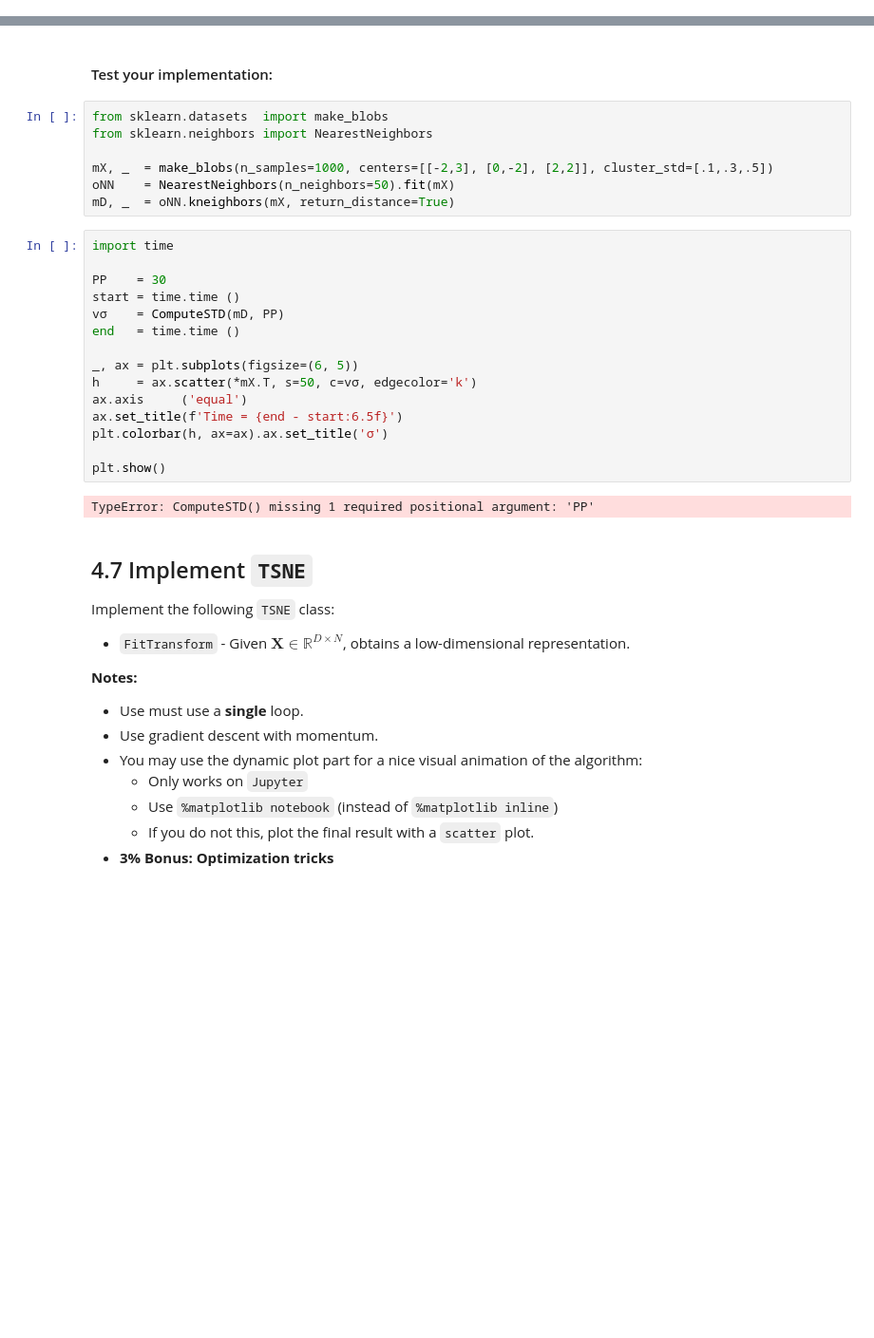
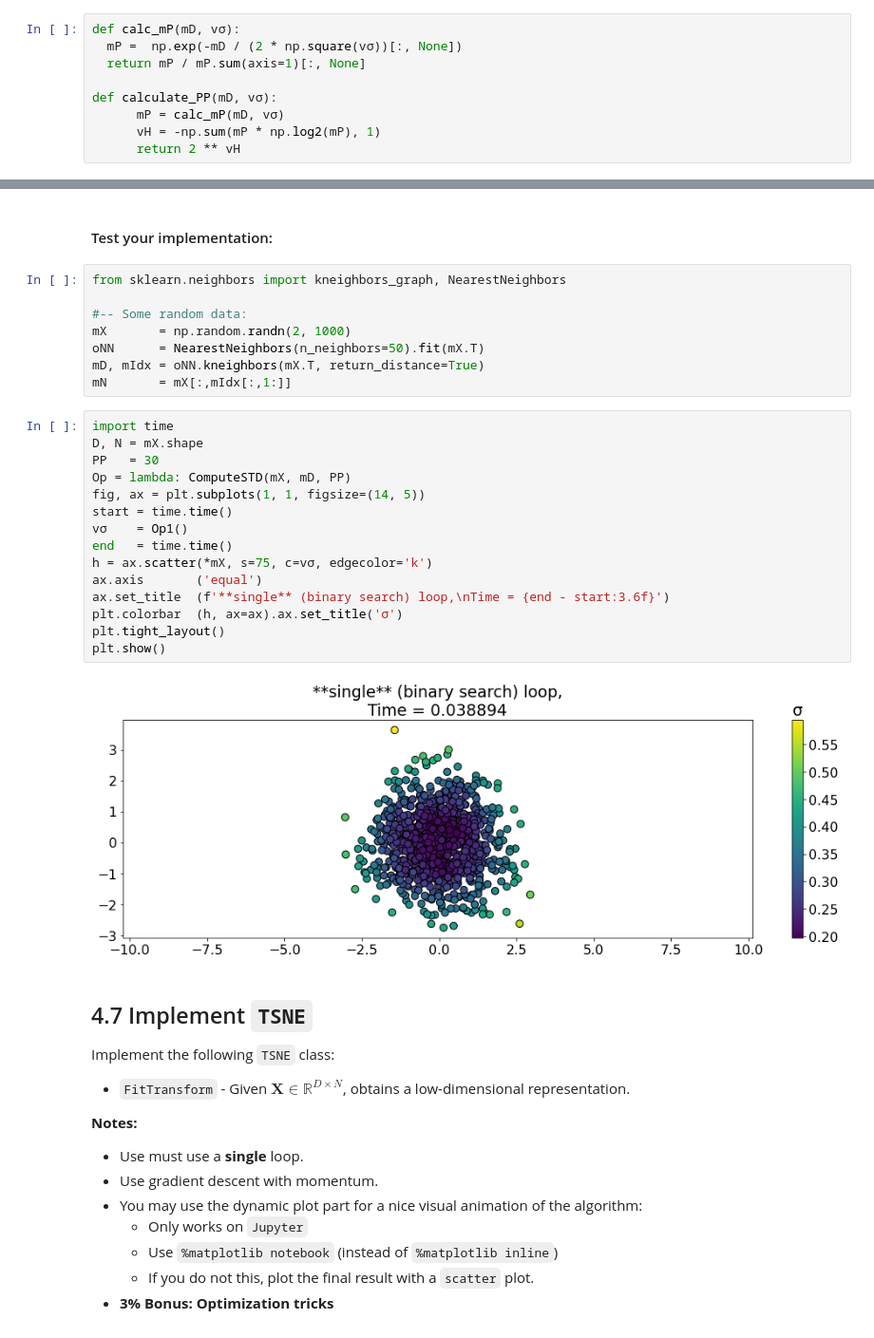
Before and after one commit to livneor207/unsupervised, a Jupyter notebook: Mine/HW4/ProblemSet4.ipynb, the cells around one changed output, grey strips where cells are left out. Shown at 95% size. Saved outputs shown, nothing was run; the diff lists cells and outputs as text; blank space fills up the shorter version.

```diff
--- a/Mine/HW4/ProblemSet4.ipynb
+++ b/Mine/HW4/ProblemSet4.ipynb
@@ -479 +489,10 @@ Compute all STDs with a **single** (binary search) loop.
+# %%
+def calc_mP(mD, vσ):
+  mP =  np.exp(-mD / (2 * np.square(vσ))[:, None])
+  return mP / mP.sum(axis=1)[:, None]
+
+def calculate_PP(mD, vσ):
+      mP = calc_mP(mD, vσ)
+      vH = -np.sum(mP * np.log2(mP), 1)
+      return 2 ** vH
 # %%
@@ -536,29 +538,30 @@ def ComputeSTD(mX, mD, PP, ε=1e-2):
 # %% [markdown]
 #### Test your implementation:
 # %%
-from sklearn.datasets  import make_blobs
-from sklearn.neighbors import NearestNeighbors
+from sklearn.neighbors import kneighbors_graph, NearestNeighbors
 
-mX, _  = make_blobs(n_samples=1000, centers=[[-2,3], [0,-2], [2,2]], cluster_std=[.1,.3,.5])
-oNN    = NearestNeighbors(n_neighbors=50).fit(mX)
-mD, _  = oNN.kneighbors(mX, return_distance=True)
+#-- Some random data:
+mX       = np.random.randn(2, 1000)
+oNN      = NearestNeighbors(n_neighbors=50).fit(mX.T)
+mD, mIdx = oNN.kneighbors(mX.T, return_distance=True)
+mN       = mX[:,mIdx[:,1:]]
 # %%
 import time
-
-PP    = 30
-start = time.time ()
-vσ    = ComputeSTD(mD, PP)
-end   = time.time ()
-
-_, ax = plt.subplots(figsize=(6, 5))
-h     = ax.scatter(*mX.T, s=50, c=vσ, edgecolor='k')
-ax.axis     ('equal')
-ax.set_title(f'Time = {end - start:6.5f}')
-plt.colorbar(h, ax=ax).ax.set_title('σ')
-
+D, N = mX.shape
+PP   = 30
+Op = lambda: ComputeSTD(mX, mD, PP)
+fig, ax = plt.subplots(1, 1, figsize=(14, 5))
+start = time.time()
+vσ    = Op1()
+end   = time.time()
+h = ax.scatter(*mX, s=75, c=vσ, edgecolor='k')
+ax.axis       ('equal')
+ax.set_title  (f'**single** (binary search) loop,\nTime = {end - start:3.6f}')
+plt.colorbar  (h, ax=ax).ax.set_title('σ')
+plt.tight_layout()
 plt.show()
 # %% [output]
-TypeError: ComputeSTD() missing 1 required positional argument: 'PP'
+[figure, added]
 # %% [markdown]
 ## 4.7 Implement `TSNE`
 Implement the following `TSNE` class:
```
Also changed, not shown: parts of 18 cells of this notebook.
